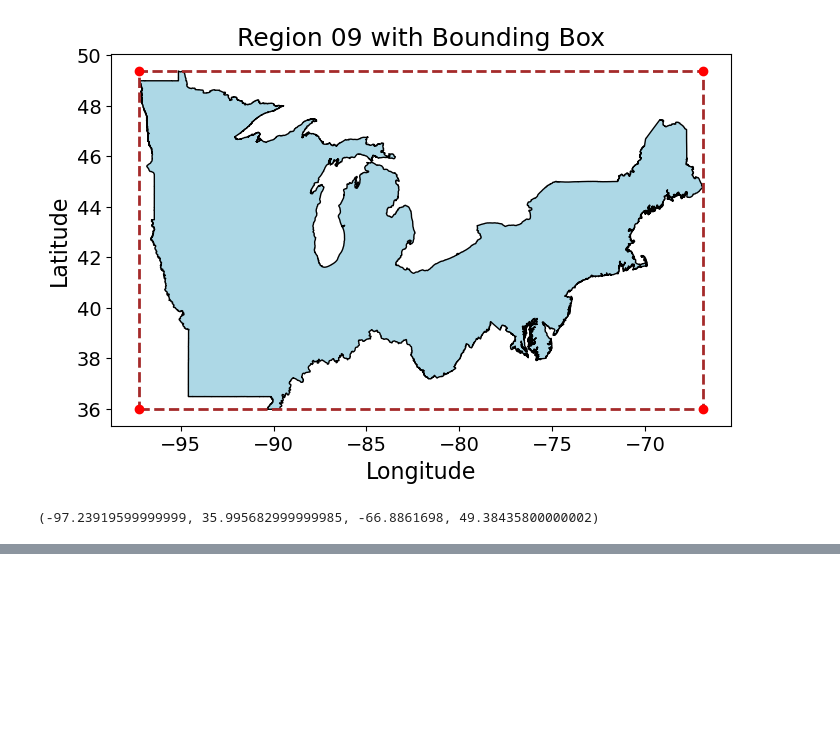
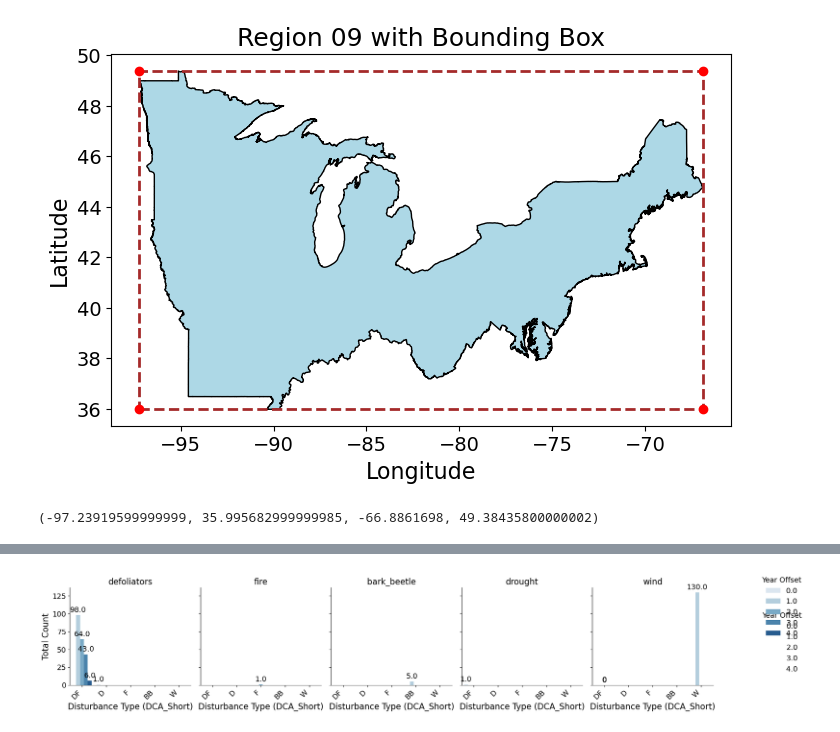
Before and after one commit to Franziska279/ForExD-WP1-P1, a Jupyter notebook: src/01_ids_usda_prep.ipynb, the cells around one changed output, grey strips where cells are left out. Saved outputs shown, nothing was run; the diff lists cells and outputs as text; code cells hidden in the pictures; blank space fills up the shorter version.

```diff
--- a/src/01_ids_usda_prep.ipynb
+++ b/src/01_ids_usda_prep.ipynb
@@ -727,0 +1285,47 @@ Working on USDA Region 9 ...
+# %%
+import seaborn as sns
+import matplotlib.pyplot as plt
+
+# Set your palette and order for Year Offset, adjust as necessary
+palette_blue = sns.color_palette("Blues", n_colors=len(df['Year Offset'].unique()))  # Ensure palette length matches unique Year Offset values
+year_diff_order = sorted(df['Year Offset'].unique())  # Sort Year Offset values
+
+# Create the catplot
+g = sns.catplot(
+    data=df,
+    x="DCA_Short",
+    y="Count",
+    col="original_dca_id",
+    hue="Year Offset",  # Use hue to separate by Year Offset
+    kind="bar",
+    saturation=0.7,
+    height=4,
+    aspect=.8,  # Adjust aspect ratio for better spacing
+    estimator=sum,  # Sum of counts
+    legend='full',
+    palette=palette_blue,  # Use the updated palette
+    hue_order=year_diff_order  # Set the order for Year Offset
+)
+
+# Set titles and labels
+g.set_titles("{col_name}")
+g.set_axis_labels("Disturbance Type (DCA_Short)", "Total Count")
+g.set_xticklabels(rotation=45, ha='right')  # Rotate x labels for better readability
+
+# Add data labels over bars
+for ax in g.axes.flat:
+    for p in ax.patches:
+        height = p.get_height()
+        ax.annotate(f'{height}',
+                    xy=(p.get_x() + p.get_width() / 2, height),
+                    xytext=(0, 3),  # 3 points vertical offset
+                    textcoords="offset points",
+                    ha='center',
+                    va='bottom')
+
+# Adjust legend and layout
+g.add_legend(title='Year Offset', bbox_to_anchor=(1.05, 1), loc='upper left')  # Move legend outside
+plt.tight_layout()
+plt.show()
+# %% [output]
+[figure, added]
```
Also changed, not shown: parts of 13 cells of this notebook, 1 other file.
